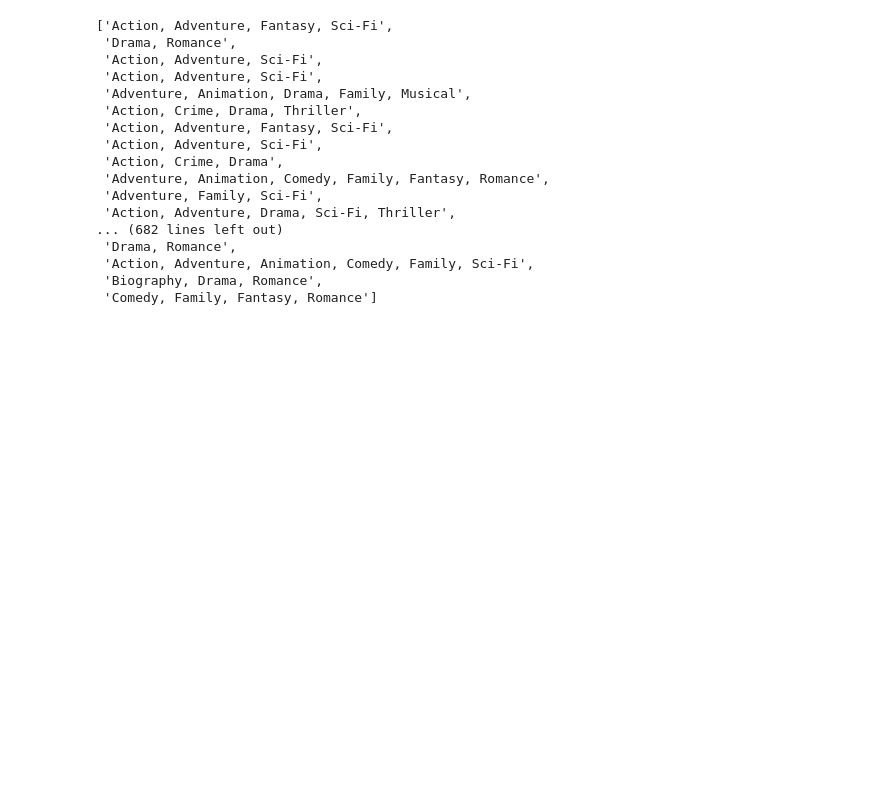
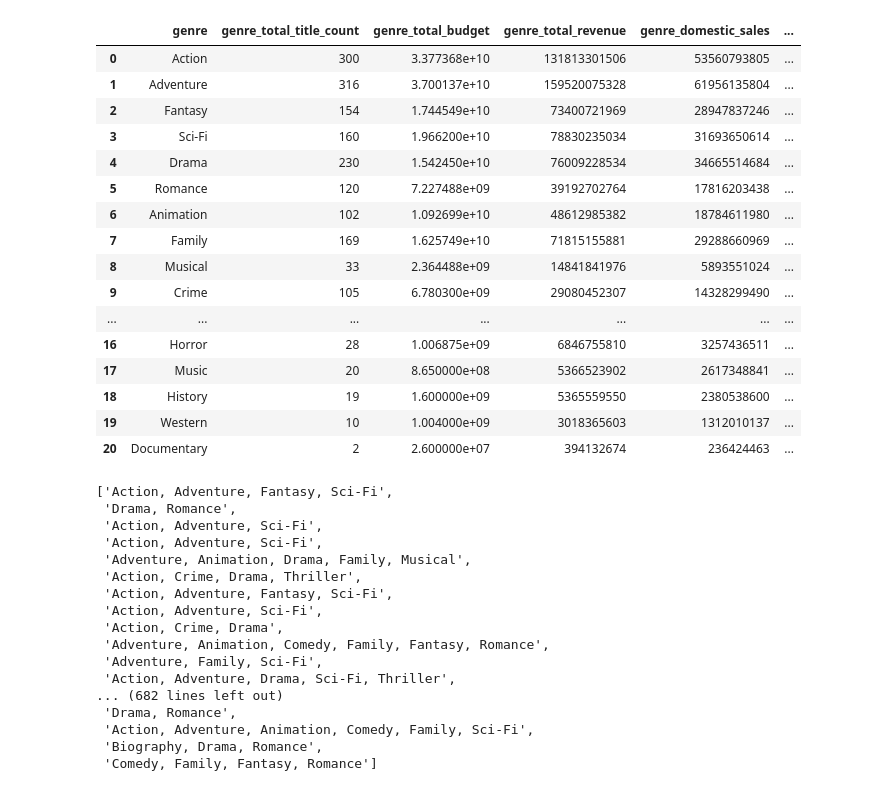
Before and after one commit to bryanmangrum/wranglemasters, a Jupyter notebook: data_cleanup.ipynb, the cells around one changed output. Saved outputs shown, nothing was run; the diff lists cells and outputs as text; code cells hidden in the pictures; blank space fills up the shorter version.

```diff
--- a/data_cleanup.ipynb
+++ b/data_cleanup.ipynb
@@ -202,0 +209,3 @@ Index(['title', 'Distributor', 'Genre', 'release_date', 'budget',
+# %%
+# Create empty dictionary to hold genre info
+genre_dict = {}
@@ -203,3 +244,51 @@ Index(['title', 'Distributor', 'Genre', 'release_date', 'budget',
+# %%
+# for loop to index through each row of the dataframe
+for index, row in final_movie_dataset.iterrows():
+    #row by row within for loop, creates a list of lowercase genres for each
+    genre_list_by_movie = row['Genre'].lower().split(", ")
+
+    # For Loop to go through each element of the genre_list_by_movie
+    for genre in genre_list_by_movie:
+
+        #sets variable that will be used to access correct dictionary item by key
+        genre_dict_key = genre + '_dict_key'
+
+        #Set the dictionary values for the corresponding elements
+        genre_dict[genre_dict_key]['genre_total_title_count'] = genre_dict[genre_dict_key]['genre_total_title_count'] + 1
+        genre_dict[genre_dict_key]['genre_total_budget'] = genre_dict[genre_dict_key]['genre_total_budget'] + row['budget']
+        genre_dict[genre_dict_key]['genre_total_revenue'] = genre_dict[genre_dict_key]['genre_total_revenue'] + row['Revenue']
+        genre_dict[genre_dict_key]['genre_domestic_sales'] = genre_dict[genre_dict_key]['genre_domestic_sales'] + row['Domestic Sales (in $)']
+        genre_dict[genre_dict_key]['genre_international_sales'] = genre_dict[genre_dict_key]['genre_international_sales'] + row['International Sales (in $)']
+        genre_dict[genre_dict_key]['sum_vote_average'] = genre_dict[genre_dict_key]['sum_vote_average'] + row['vote_average']
+        genre_dict[genre_dict_key]['movie_title_list'].append(row['title'])
+# %%
+#Make new dataframe from genre_dict
+genre_df = pd.DataFrame.from_dict(genre_dict,orient='index')
+
+
+#reset so index is numeric
+genre_df.reset_index(drop=True,inplace=True)
+# %%
+#Output of genre_df
+genre_df
+# %% [output]
+|  | genre | genre_total_title_count | genre_total_budget | genre_total_revenue | genre_domestic_sales | ... |
+| 0 | Action | 300 | 3.377368e+10 | 131813301506 | 53560793805 | ... |
+| 1 | Adventure | 316 | 3.700137e+10 | 159520075328 | 61956135804 | ... |
+| 2 | Fantasy | 154 | 1.744549e+10 | 73400721969 | 28947837246 | ... |
+| 3 | Sci-Fi | 160 | 1.966200e+10 | 78830235034 | 31693650614 | ... |
+| 4 | Drama | 230 | 1.542450e+10 | 76009228534 | 34665514684 | ... |
+| 5 | Romance | 120 | 7.227488e+09 | 39192702764 | 17816203438 | ... |
+| 6 | Animation | 102 | 1.092699e+10 | 48612985382 | 18784611980 | ... |
+| 7 | Family | 169 | 1.625749e+10 | 71815155881 | 29288660969 | ... |
+| 8 | Musical | 33 | 2.364488e+09 | 14841841976 | 5893551024 | ... |
+| 9 | Crime | 105 | 6.780300e+09 | 29080452307 | 14328299490 | ... |
+| ... | ... | ... | ... | ... | ... | ... |
+| 16 | Horror | 28 | 1.006875e+09 | 6846755810 | 3257436511 | ... |
+| 17 | Music | 20 | 8.650000e+08 | 5366523902 | 2617348841 | ... |
+| 18 | History | 19 | 1.600000e+09 | 5365559550 | 2380538600 | ... |
+| 19 | Western | 10 | 1.004000e+09 | 3018365603 | 1312010137 | ... |
+| 20 | Documentary | 2 | 2.600000e+07 | 394132674 | 236424463 | ... |
 # %%
 # unique_list = []
 
```
Also changed, not shown: parts of 5 cells of this notebook.
